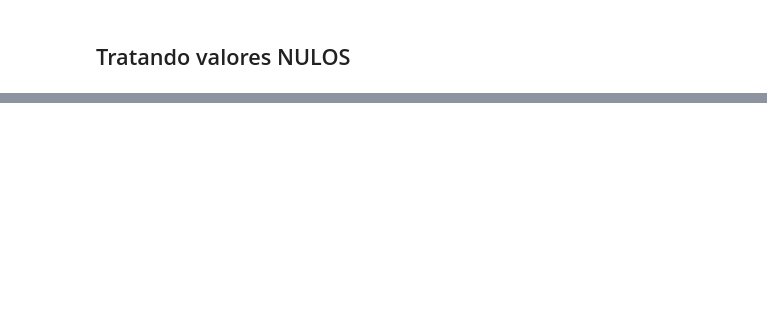
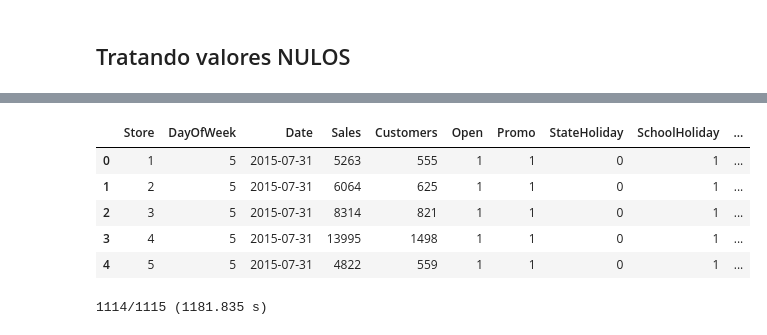
Before and after one commit to gorlando04/eCommercePANDAS, a Jupyter notebook: CreatingDB.ipynb, the cells around one changed output, grey strips where cells are left out. Saved outputs shown, nothing was run; the diff lists cells and outputs as text; code cells hidden in the pictures; blank space fills up the shorter version.

```diff
--- a/CreatingDB.ipynb
+++ b/CreatingDB.ipynb
@@ -181,0 +416,47 @@ for post in collections["Running"].find({}):
+# %%
+df.head()
+# %% [output]
+|  | Store | DayOfWeek | Date | Sales | Customers | Open | Promo | StateHoliday | SchoolHoliday | ... |
+| 0 | 1 | 5 | 2015-07-31 | 5263 | 555 | 1 | 1 | 0 | 1 | ... |
+| 1 | 2 | 5 | 2015-07-31 | 6064 | 625 | 1 | 1 | 0 | 1 | ... |
+| 2 | 3 | 5 | 2015-07-31 | 8314 | 821 | 1 | 1 | 0 | 1 | ... |
+| 3 | 4 | 5 | 2015-07-31 | 13995 | 1498 | 1 | 1 | 0 | 1 | ... |
+| 4 | 5 | 5 | 2015-07-31 | 4822 | 559 | 1 | 1 | 0 | 1 | ... |
+# %%
+columns = df.columns
+N = len(train_collections)
+import time
+
+t0 = time.time()
+
+for index,colection in enumerate(train_collections):
+
+    # O que será inserido.
+    main_fdata = []
+
+    df_aux = df[df['Store'] == index+1] # Linhas que são da loja com ID store_id
+
+    for _, row in df_aux.iterrows():
+            fdata = {}
+            for i in range(cols):
+
+                    if columns[i] not in ['Store','DayOfWeek','Customers','YearMonth']:
+                        fdata[columns[i]] = row[columns[i]]
+                    elif columns[i] not in ['Customers', 'YearMonth']:
+
+                        if columns[i] == 'Store':
+                            fdata[columns[i]] = get_document({'_id': {'YearMonth': row['YearMonth']}},store_mean_collections[row['Store']-1])['media']
+
+                        elif columns[i] == 'DayOfWeek':
+
+                            fdata[columns[i]] = get_document({'_id': {'YearMonth': row['YearMonth'], 'DayOfWeek':row['DayOfWeek'] }},store_WD_collections[row['Store']-1])['media']
+
+
+            main_fdata.append(fdata)
+
+
+    with timeout(100):
+        train_collections[index].insert_many(main_fdata)
+        print(f"\r{index}/{N} ({(time.time()-t0):.3f} s)" , end=' ')
+# %% [output]
+1114/1115 (1181.835 s)
```
Also changed, not shown: parts of 55 cells of this notebook, 5 other files.
